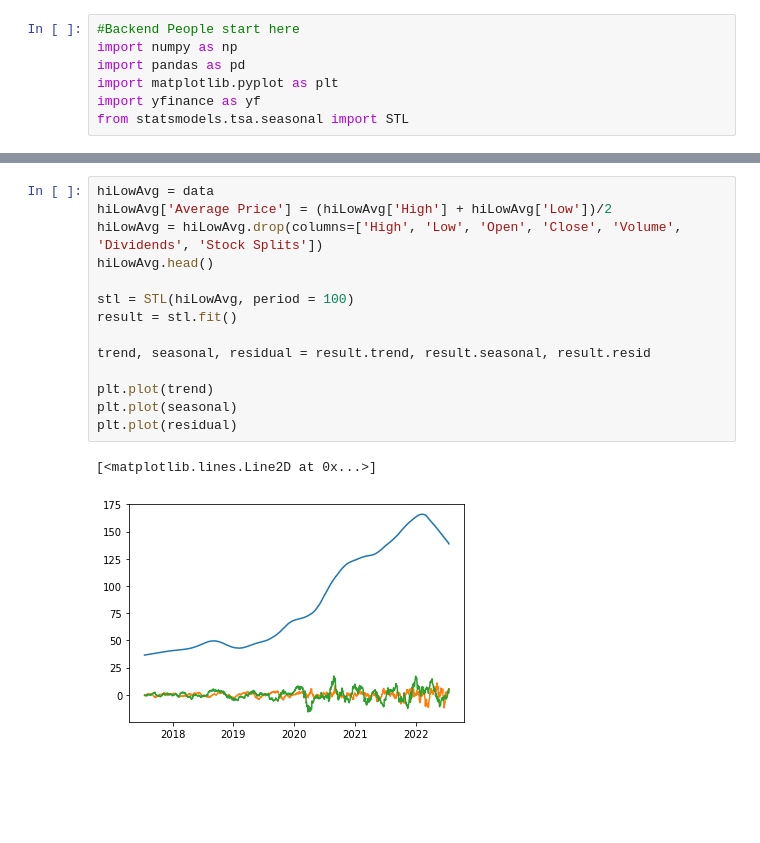
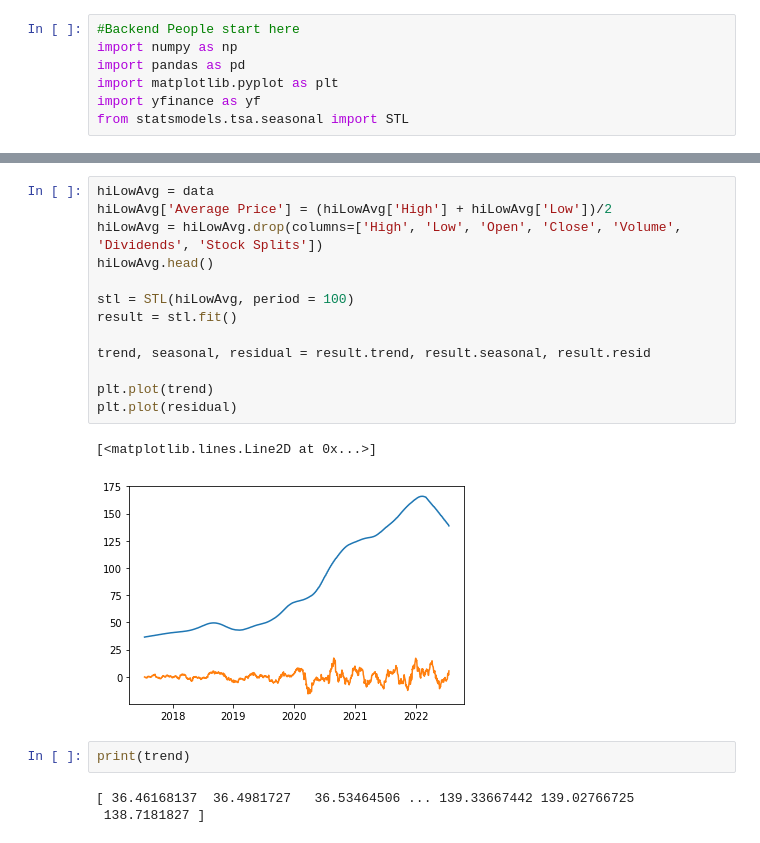
Before and after one commit to VvikK/SmartStock, a Jupyter notebook: SmartStock_main.ipynb, the cells around one changed output, grey strips where cells are left out. Saved outputs shown, nothing was run; the diff lists cells and outputs as text; blank space fills up the shorter version.

```diff
--- a/SmartStock_main.ipynb
+++ b/SmartStock_main.ipynb
@@ -23,17 +23,21 @@ data.head()
 # %%
 hiLowAvg = data
 hiLowAvg['Average Price'] = (hiLowAvg['High'] + hiLowAvg['Low'])/2
 hiLowAvg = hiLowAvg.drop(columns=['High', 'Low', 'Open', 'Close', 'Volume', 'Dividends', 'Stock Splits'])
 hiLowAvg.head()
 
 stl = STL(hiLowAvg, period = 100)
 result = stl.fit()
 
 trend, seasonal, residual = result.trend, result.seasonal, result.resid
 
 plt.plot(trend)
-plt.plot(seasonal)
 plt.plot(residual)
 # %% [output]
 [<matplotlib.lines.Line2D at 0x...>]
-[figure, old version]
+[figure, new version]
+# %%
+print(trend)
+# %% [output]
+[ 36.46168137  36.4981727   36.53464506 ... 139.33667442 139.02766725
+ 138.7181827 ]
```
Also changed, not shown: parts of 1 cell of this notebook.
